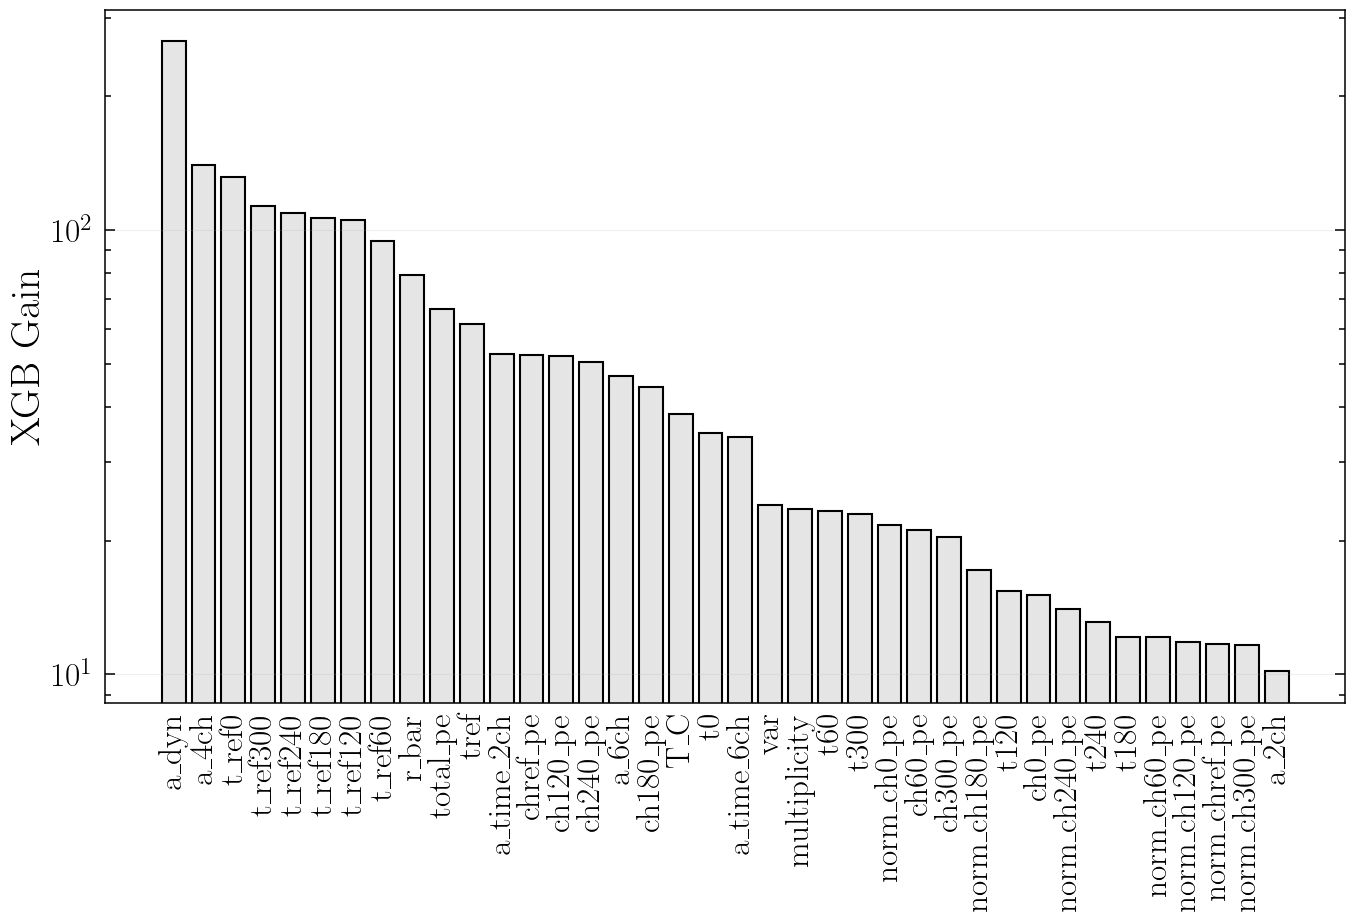
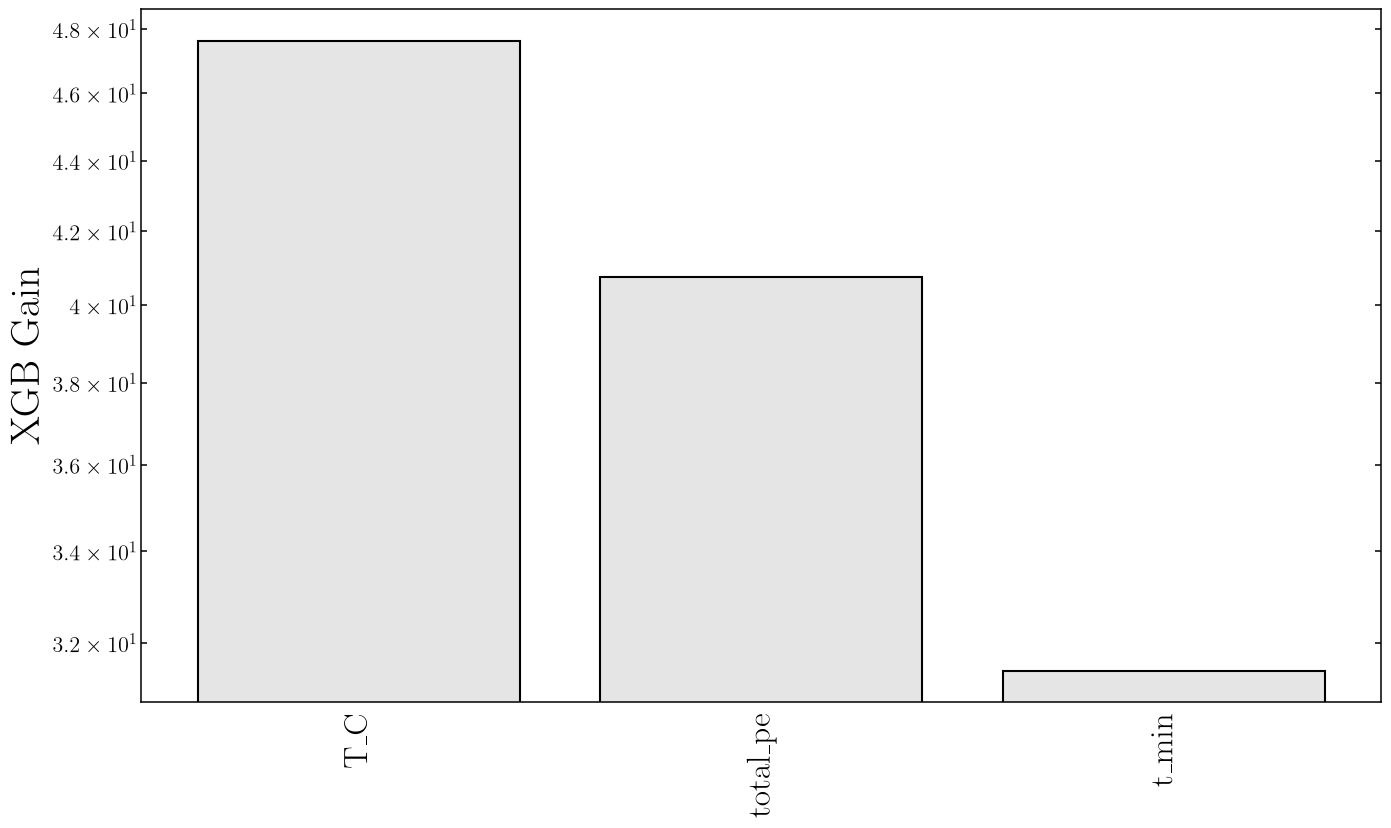
Unified diff of the notebook cell whose output changed from the first chart to the second:
--- before
+++ after
@@ -32,5 +32,5 @@
 plt.grid(True, axis='y', alpha=0.2)
 
-plt.savefig("../pictures/100160TeV_025deg_4FF_180R175h_Black/XGB_IC_13peSM_13peBKG_13peTEST_d0600_500ns/feat_importances_100160TeV_25z_13pe_500ns_0600d.pdf", dpi=300, bbox_inches="tight")
+#plt.savefig("../pictures/100160TeV_025deg_4FF_180R175h_Black/XGB_IC_13peSM_13peBKG_13peTEST_d0600_500ns/feat_importances_100160TeV_25z_13pe_500ns_0600d.pdf", dpi=300, bbox_inches="tight")
 
 plt.show()

Commit: updated all